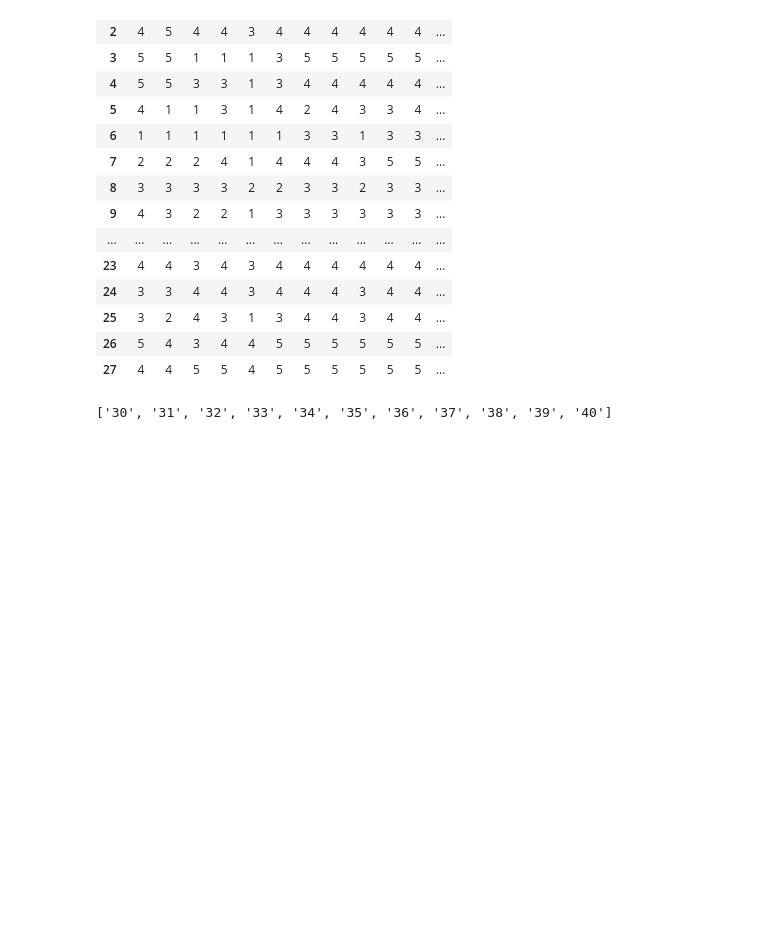
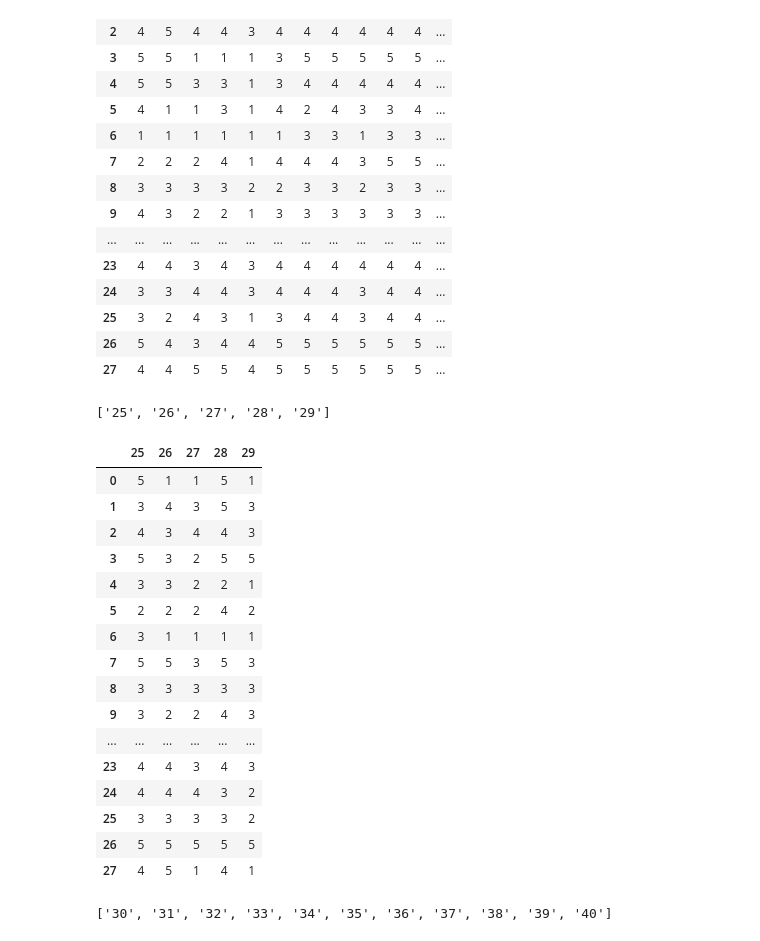
Before and after one commit to demetriusjube/ppca-engenharia-requisitos, a Jupyter notebook: analise-respostas.ipynb, the cells around one changed output. Drawn from its saved outputs; the diff is of its cells as text; code cells hidden in the pictures; blank space fills up the shorter version.

```diff
--- a/analise-respostas.ipynb
+++ b/analise-respostas.ipynb
@@ -327,3 +324,6 @@ display(dfPerguntasQP)
 | 37 | 38 | QP | I | R | NaN | Percepções sobre gestão de requis... |
 | 38 | 39 | QP | P | NaN | NaN | Percepções sobre gestão de requis... |
 | 39 | 40 | QP | V | NaN | NaN | Percepções sobre gestão de requis... |
+# %%
+dfPerguntasQMC = dfPerguntasFiltradas.query("tipo == 'QMC'")
+display(dfPerguntasQMC)
@@ -356,6 +363,33 @@ display(dfRespostasQC)
 | 25 | 3 | 2 | 4 | 3 | 1 | 3 | 4 | 4 | 3 | 4 | 4 | ... |
 | 26 | 5 | 4 | 3 | 4 | 4 | 5 | 5 | 5 | 5 | 5 | 5 | ... |
 | 27 | 4 | 4 | 5 | 5 | 4 | 5 | 5 | 5 | 5 | 5 | 5 | ... |
+# %%
+idsPerguntasQMC = [str(x) for x in dfPerguntasQMC["id"]]
+# strings = [str(x) for x in ints]
+print(idsPerguntasQMC)
+# %% [output]
+['25', '26', '27', '28', '29']
+# %%
+dfRespostasQMC = dfRespostasAjustadas[idsPerguntasQMC]
+display(dfRespostasQMC)
+# %% [output]
+|  | 25 | 26 | 27 | 28 | 29 |
+| 0 | 5 | 1 | 1 | 5 | 1 |
+| 1 | 3 | 4 | 3 | 5 | 3 |
+| 2 | 4 | 3 | 4 | 4 | 3 |
+| 3 | 5 | 3 | 2 | 5 | 5 |
+| 4 | 3 | 3 | 2 | 2 | 1 |
+| 5 | 2 | 2 | 2 | 4 | 2 |
+| 6 | 3 | 1 | 1 | 1 | 1 |
+| 7 | 5 | 5 | 3 | 5 | 3 |
+| 8 | 3 | 3 | 3 | 3 | 3 |
+| 9 | 3 | 2 | 2 | 4 | 3 |
+| ... | ... | ... | ... | ... | ... |
+| 23 | 4 | 4 | 3 | 4 | 3 |
+| 24 | 4 | 4 | 4 | 3 | 2 |
+| 25 | 3 | 3 | 3 | 3 | 2 |
+| 26 | 5 | 5 | 5 | 5 | 5 |
+| 27 | 4 | 5 | 1 | 4 | 1 |
 # %%
 idsPerguntasQP = [str(x) for x in dfPerguntasQP["id"]]
 # strings = [str(x) for x in ints]
```
Also changed, not shown: parts of 20 cells of this notebook, 1 other file.
